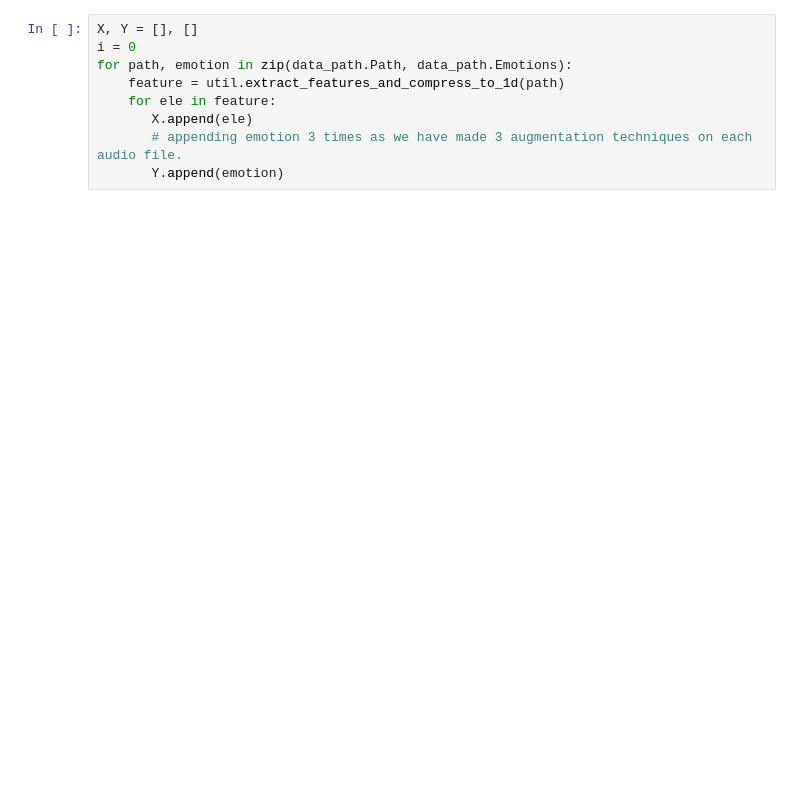
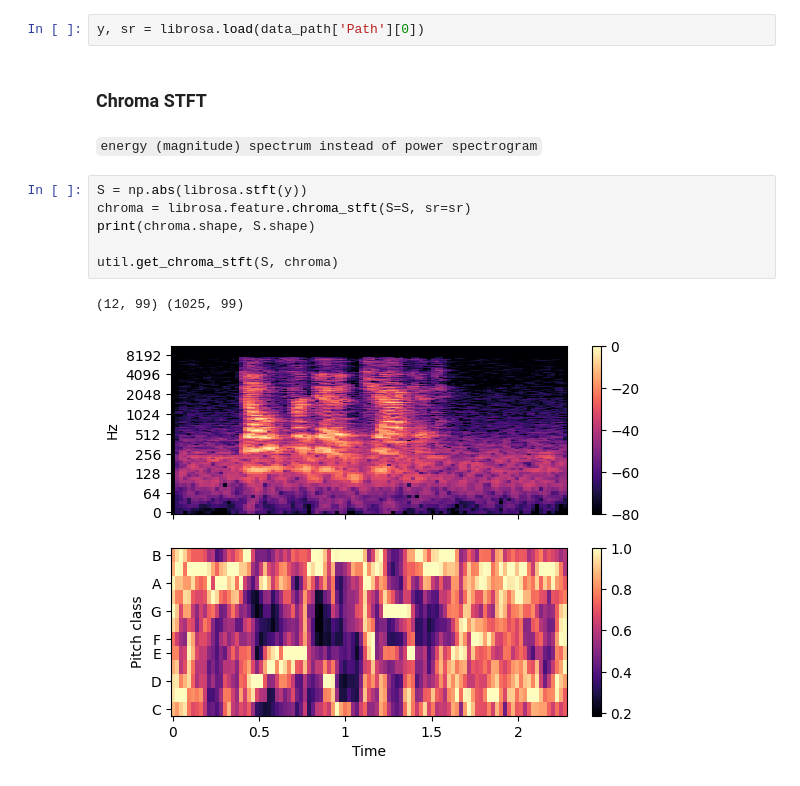
Before and after one commit to Jeswin-8802/SER-using-2D-CNN, a Jupyter notebook: exploration_and_extraction/feature_extraction.ipynb, the cells around one changed output. Drawn from its saved outputs; the diff is of its cells as text; blank space fills up the shorter version.

```diff
--- a/exploration_and_extraction/feature_extraction.ipynb
+++ b/exploration_and_extraction/feature_extraction.ipynb
@@ -34,9 +45,15 @@ data_path
-# %%
-X, Y = [], []
-i = 0
-for path, emotion in zip(data_path.Path, data_path.Emotions):
-    feature = util.extract_features_and_compress_to_1d(path)
-    for ele in feature:
-       X.append(ele)
-       # appending emotion 3 times as we have made 3 augmentation techniques on each audio file.
-       Y.append(emotion)
+# %%
+y, sr = librosa.load(data_path['Path'][0])
+# %% [markdown]
+### Chroma STFT
+# %% [markdown]
+`energy (magnitude) spectrum instead of power spectrogram`
+# %%
+S = np.abs(librosa.stft(y))
+chroma = librosa.feature.chroma_stft(S=S, sr=sr)
+print(chroma.shape, S.shape)
+
+util.get_chroma_stft(S, chroma)
+# %% [output]
+(12, 99) (1025, 99)
+[figure, added]
```
Also changed, not shown: parts of 20 cells of this notebook, 10 other files.
